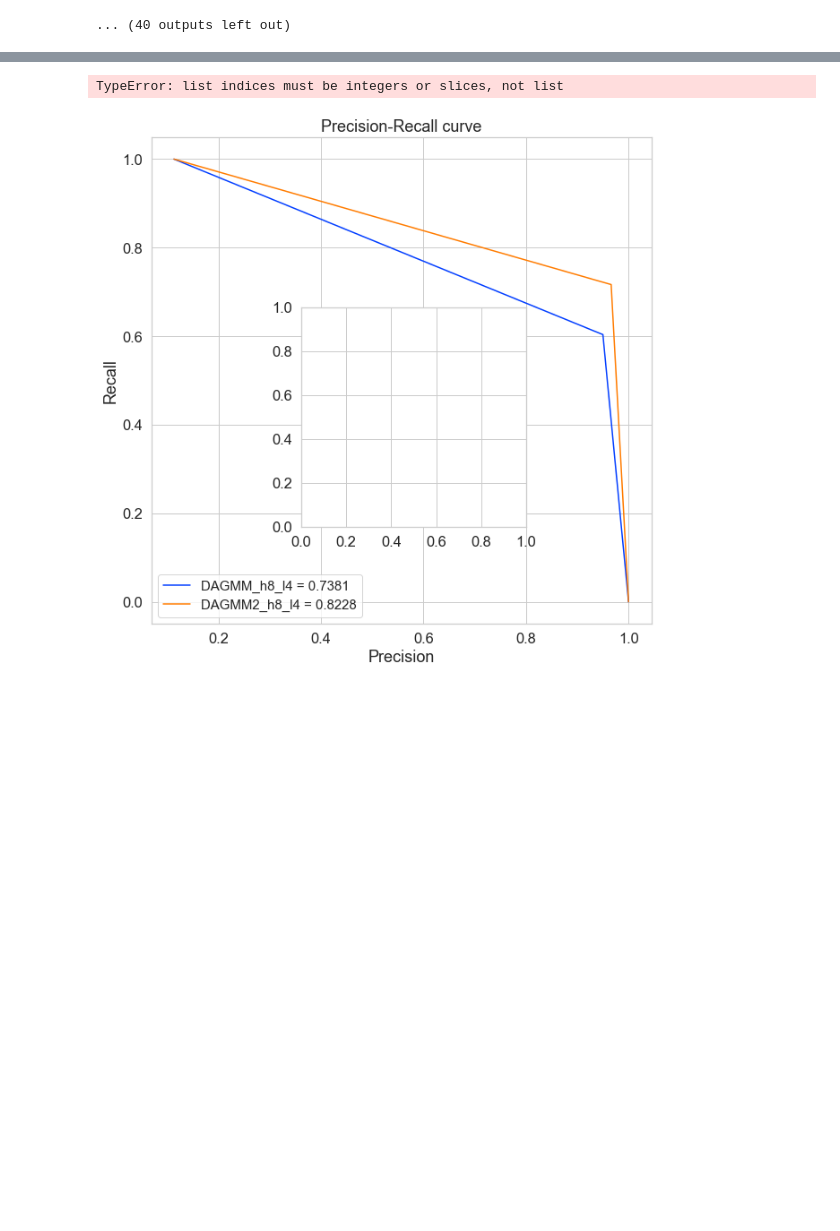
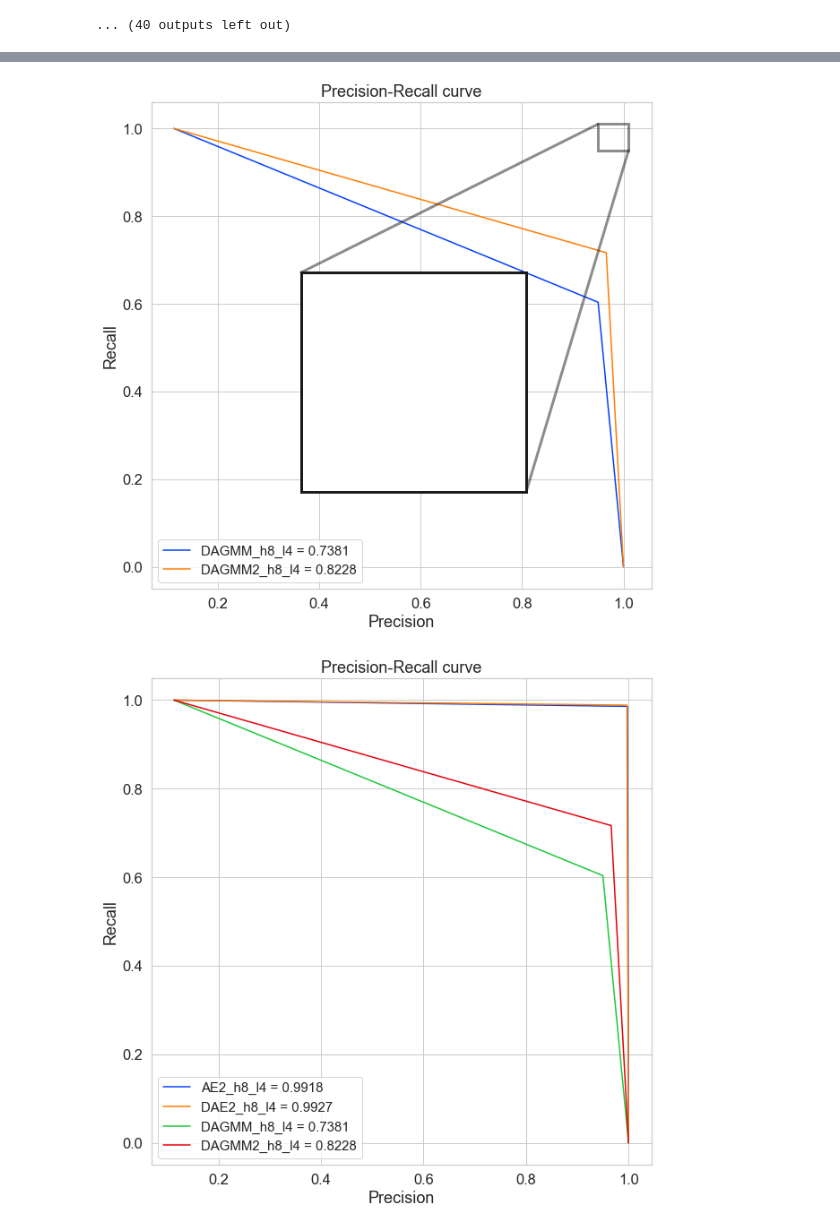
Before and after one commit to 98uranus/Autoencoder, a Jupyter notebook: Performance_graph2.ipynb, the cells around one changed output, grey strips where cells are left out. Saved outputs shown, nothing was run; the diff lists cells and outputs as text; code cells hidden in the pictures; blank space fills up the shorter version.

```diff
--- a/Performance_graph2.ipynb
+++ b/Performance_graph2.ipynb
@@ -374,7 +372,6 @@ plt.show();
 
 # DAGMM
 rate = list(np.arange(6,11,0.2))
-gain = [6, 12]
 Model_Names2 = ["DAGMM_h8_l4","DAGMM2_h8_l4"]
 DA_models = ["DAGMM_AE_h8_l4","DAGMM_AE2_h8_l4"]
 GMM_models = ["DAGMM_GMM_h8_l4_n1.pkl","DAGMM_GMM2_h8_l4_n1.pkl"]
@@ -387,13 +384,13 @@ for i in Model_Names2:
     GMM_model[i] = calculate_result2(DA_models[k], GMM_models[k], rate)
     k+=1
 
-results_plot2(GMM_model, Model_Names2, rate, gain)
+results_plot2(GMM_model, Model_Names2, rate)
 plt.show();
 
 # print(GMM_model)
 # print(GMM_model[Model_Names[0]][0][rate[0]][0]['fpr'])
 # Model_Names의 첫번째 모델의 데이터 : GMM_model[Model_Names[0]]
 
-results_plot3(AE_model, GMM_model, Model_Names1, Model_Names2, rate, gain)
+results_plot3(AE_model, GMM_model, Model_Names1, Model_Names2, rate)
 plt.show();
 # %% [output]
@@ -404,3 +401,3 @@ plt.show();
 [figure]
-TypeError: list indices must be integers or slices, not list
-[figure, old version]
+[figure, new version]
+[figure, added]
```
Also changed, not shown: parts of 2 cells of this notebook.
